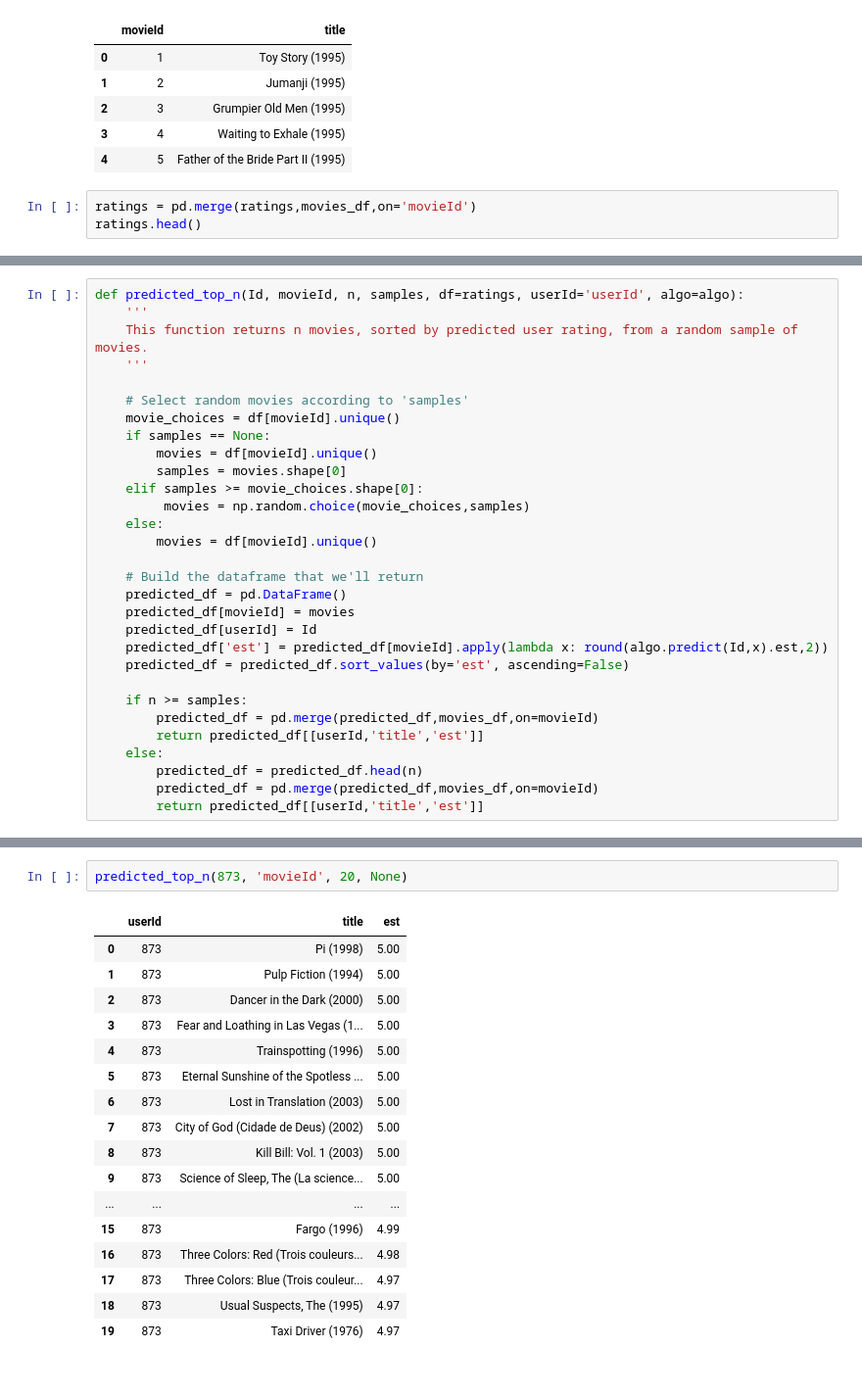
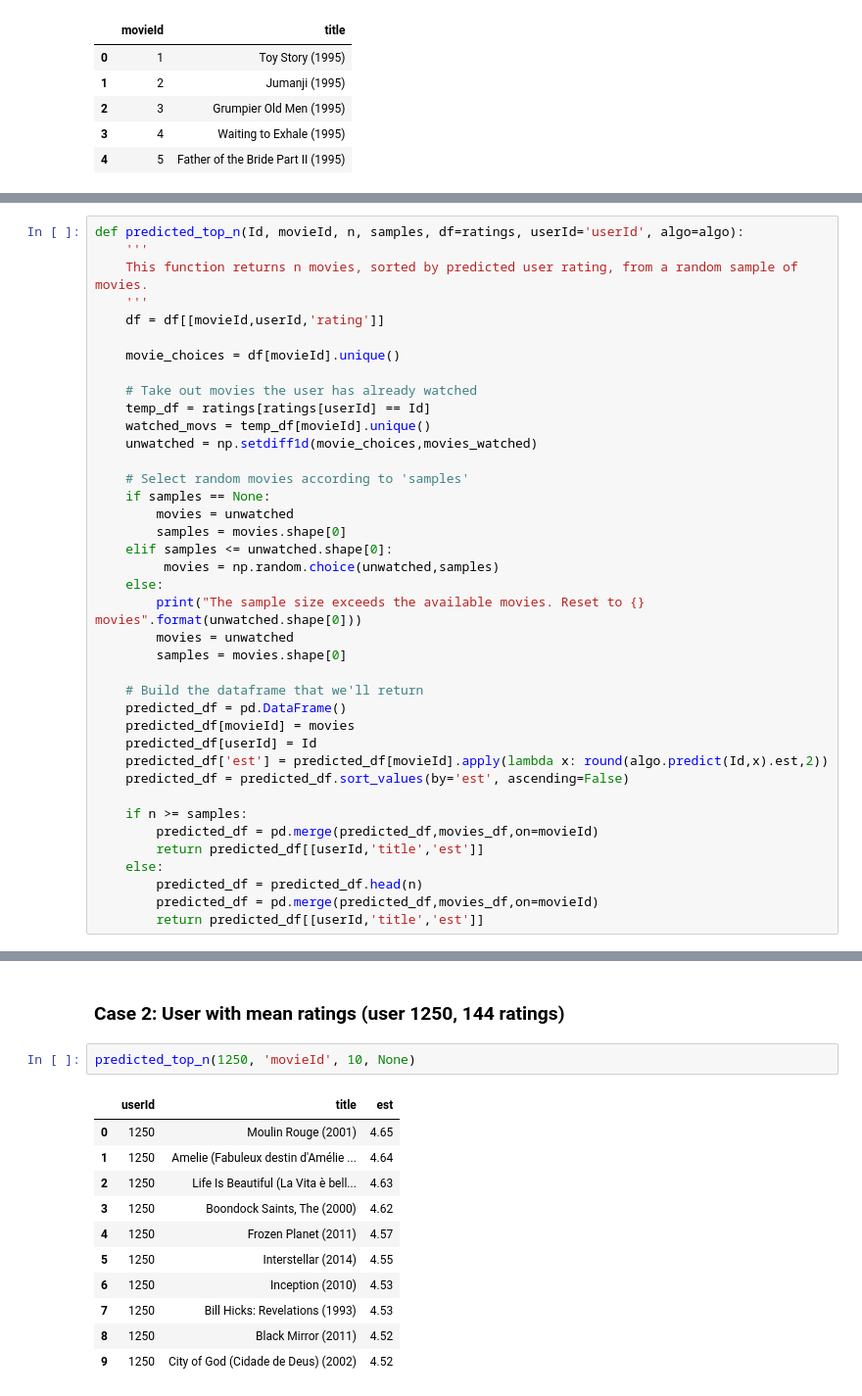
Before and after one commit to ecbenezra/recommender-system, a Jupyter notebook: collaborative-recommender-svd.ipynb, the cells around one changed output, grey strips where cells are left out. Shown at 98% size. Saved outputs shown, nothing was run; the diff lists cells and outputs as text.

```diff
--- a/collaborative-recommender-svd.ipynb
+++ b/collaborative-recommender-svd.ipynb
@@ -432,6 +545,3 @@ movies_df.head()
 | 2 | 3 | Grumpier Old Men (1995) |
 | 3 | 4 | Waiting to Exhale (1995) |
 | 4 | 5 | Father of the Bride Part II (1995) |
-# %%
-ratings = pd.merge(ratings,movies_df,on='movieId')
-ratings.head()
@@ -485,16 +585,25 @@ def predicted_top_n(Id, movieId, n, samples, df=ratings, userId='userId', algo=a
     '''
     This function returns n movies, sorted by predicted user rating, from a random sample of movies.
     '''
+    df = df[[movieId,userId,'rating']]
+
+    movie_choices = df[movieId].unique()
+
+    # Take out movies the user has already watched
+    temp_df = ratings[ratings[userId] == Id]
+    watched_movs = temp_df[movieId].unique()
+    unwatched = np.setdiff1d(movie_choices,movies_watched)
 
     # Select random movies according to 'samples'
-    movie_choices = df[movieId].unique()
     if samples == None:
-        movies = df[movieId].unique()
+        movies = unwatched
         samples = movies.shape[0]
-    elif samples >= movie_choices.shape[0]:
-         movies = np.random.choice(movie_choices,samples)
+    elif samples <= unwatched.shape[0]:
+         movies = np.random.choice(unwatched,samples)
     else:
-        movies = df[movieId].unique()
+        print("The sample size exceeds the available movies. Reset to {} movies".format(unwatched.shape[0]))
+        movies = unwatched
+        samples = movies.shape[0]
 
     # Build the dataframe that we'll return
     predicted_df = pd.DataFrame()
@@ -533,20 +648,16 @@ predicted_top_n(345, 'movieId', 20, None)
+# %% [markdown]
+### Case 2: User with mean ratings (user 1250, 144 ratings)
 # %%
-predicted_top_n(873, 'movieId', 20, None)
+predicted_top_n(1250, 'movieId', 10, None)
 # %% [output]
 |  | userId | title | est |
-| 0 | 873 | Pi (1998) | 5.00 |
-| 1 | 873 | Pulp Fiction (1994) | 5.00 |
-| 2 | 873 | Dancer in the Dark (2000) | 5.00 |
-| 3 | 873 | Fear and Loathing in Las Vegas (1... | 5.00 |
-| 4 | 873 | Trainspotting (1996) | 5.00 |
-| 5 | 873 | Eternal Sunshine of the Spotless ... | 5.00 |
-| 6 | 873 | Lost in Translation (2003) | 5.00 |
-| 7 | 873 | City of God (Cidade de Deus) (2002) | 5.00 |
-| 8 | 873 | Kill Bill: Vol. 1 (2003) | 5.00 |
-| 9 | 873 | Science of Sleep, The (La science... | 5.00 |
-| ... | ... | ... | ... |
-| 15 | 873 | Fargo (1996) | 4.99 |
-| 16 | 873 | Three Colors: Red (Trois couleurs... | 4.98 |
-| 17 | 873 | Three Colors: Blue (Trois couleur... | 4.97 |
-| 18 | 873 | Usual Suspects, The (1995) | 4.97 |
-| 19 | 873 | Taxi Driver (1976) | 4.97 |
+| 0 | 1250 | Moulin Rouge (2001) | 4.65 |
+| 1 | 1250 | Amelie (Fabuleux destin d'Amélie ... | 4.64 |
+| 2 | 1250 | Life Is Beautiful (La Vita è bell... | 4.63 |
+| 3 | 1250 | Boondock Saints, The (2000) | 4.62 |
+| 4 | 1250 | Frozen Planet (2011) | 4.57 |
+| 5 | 1250 | Interstellar (2014) | 4.55 |
+| 6 | 1250 | Inception (2010) | 4.53 |
+| 7 | 1250 | Bill Hicks: Revelations (1993) | 4.53 |
+| 8 | 1250 | Black Mirror (2011) | 4.52 |
+| 9 | 1250 | City of God (Cidade de Deus) (2002) | 4.52 |
```
Also changed, not shown: parts of 30 cells of this notebook.
